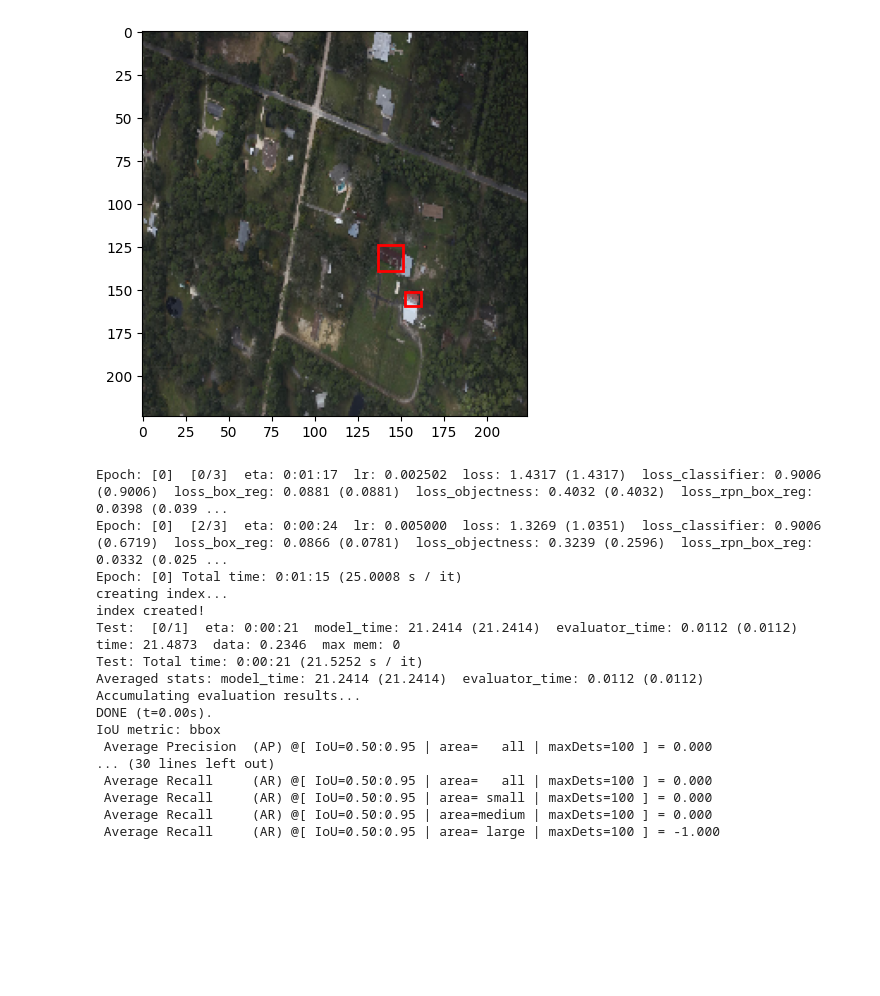
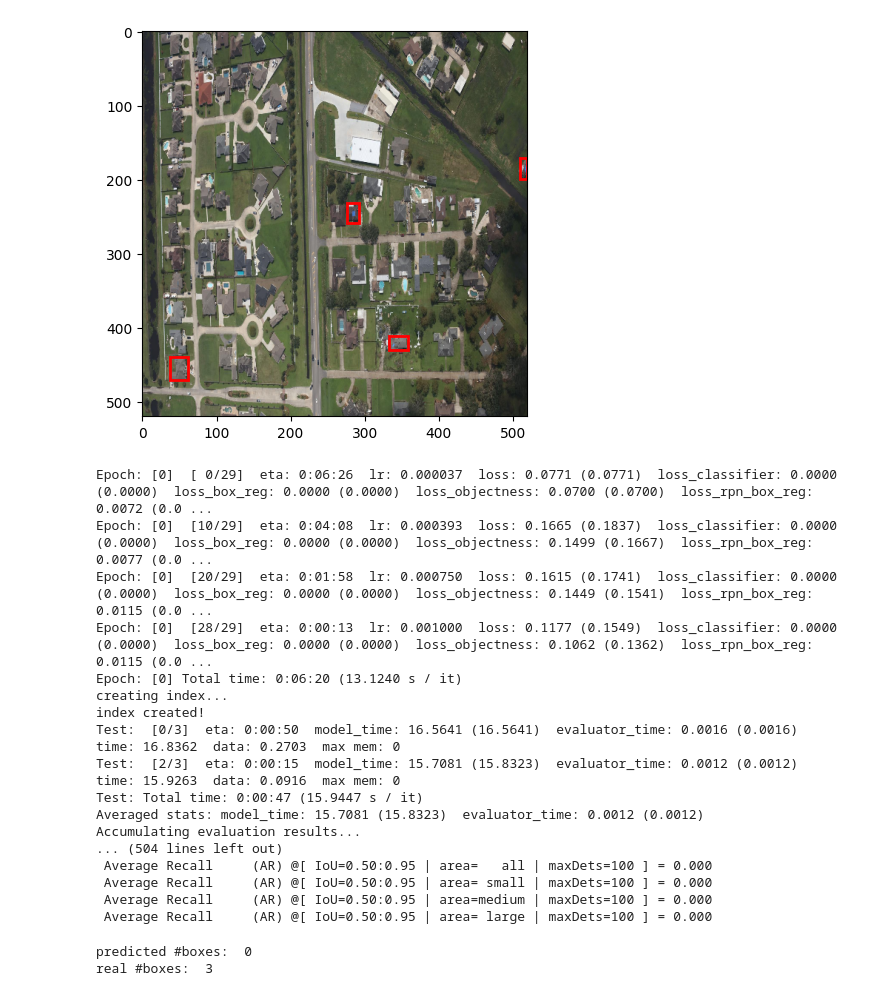
Before and after one commit to svideloc/CSCI-E-599A-FEMA, a Jupyter notebook: object_detection/train_faster_rcnn.ipynb, the cells around one changed output. Drawn from its saved outputs; the diff is of its cells as text; code cells hidden in the pictures; blank space fills up the shorter version.

```diff
--- a/object_detection/train_faster_rcnn.ipynb
+++ b/object_detection/train_faster_rcnn.ipynb
@@ -1,3 +1,12 @@
+# %%
+# VARIABLES
+
+# defining the files directory and testing directory
+files_dir = '/home/sam/data/ladi/dataset_for_model/TRAIN_IMAGES_AND_ANNOS'
+width, height = 520,520
+num_classes = 1
+num_epochs = 20
+test_split = 0.1
 # %%
 # Basic python and ML Libraries
 import os
@@ -33,12 +42,7 @@ import utilities.transforms as T
 import albumentations as A
 from albumentations.pytorch.transforms import ToTensorV2
 # %%
-# defining the files directory and testing directory
-files_dir = '/home/sam/data/ladi/dataset_for_model/TRAIN_IMAGES_AND_ANNOS'
-test_dir = '/home/sam/data/ladi/dataset_for_model/VAL_IMAGES_AND_ANNOS'
-
-
-class FruitImagesDataset(torch.utils.data.Dataset):
+class FEMAImagesDataset(torch.utils.data.Dataset):
 
     def __init__(self, files_dir, width, height, transforms=None):
         self.transforms = transforms
@@ -91,10 +95,13 @@ class FruitImagesDataset(torch.utils.data.Dataset):
 
             boxes.append([xmin_corr, ymin_corr, xmax_corr, ymax_corr])
 
-            if int(row[0]) == 2:
-                labels.append(1)
-            else:
-                labels.append(int(row[0]))
+            #  one class -- damage
+            labels.append(0)
+
+            # if int(row[0]) == 2:
+            #     labels.append(1)
+            # else:
+            #     labels.append(int(row[0]))
 
         # convert boxes into a torch.Tensor
         boxes = torch.as_tensor(boxes, dtype=torch.float32)
@@ -135,7 +142,7 @@ class FruitImagesDataset(torch.utils.data.Dataset):
 
 
 # check dataset
-dataset = FruitImagesDataset(files_dir, 224, 224)
+dataset = FEMAImagesDataset(files_dir, width, height)
 print('length of dataset = ', len(dataset), '\n')
 
 # getting the image and target for a test index.  Feel free to change the index.
@@ -149,29 +169,29 @@ length of dataset =  34
 # %%
 # Function to visualize bounding boxes in the image
 
 def plot_img_bbox(img, target):
     # plot the image and bboxes
     # Bounding boxes are defined as follows: x-min y-min width height
     fig, a = plt.subplots(1,1)
     fig.set_size_inches(5,5)
     a.imshow(img)
     for box in (target['boxes']):
         x, y, width, height  = box[0], box[1], box[2]-box[0], box[3]-box[1]
         rect = patches.Rectangle((x, y),
                                  width, height,
                                  linewidth = 2,
                                  edgecolor = 'r',
                                  facecolor = 'none')
 
         # Draw the bounding box on top of the image
         a.add_patch(rect)
     plt.show()
 
 # plotting the image with bboxes. Feel free to change the index
-img, target = dataset[5]
+img, target = dataset[70]
 plot_img_bbox(img, target)
 # %% [output]
-[figure, old version]
+[figure, new version]
 # %%
 def get_object_detection_model(num_classes):
 
@@ -244,8 +262,6 @@ lr_scheduler = torch.optim.lr_scheduler.StepLR(optimizer,
                                                gamma=0.1)
 # %%
 # training for 10 epochs
-num_epochs = 2
-
 for epoch in range(num_epochs):
     # training for one epoch
     train_one_epoch(model, optimizer, data_loader, device, epoch, print_freq=10)
@@ -254,20 +270,20 @@ for epoch in range(num_epochs):
     # evaluate on the test dataset
     evaluate(model, data_loader_test, device=device)
 # %% [output]
-Epoch: [0]  [0/3]  eta: 0:01:17  lr: 0.002502  loss: 1.4317 (1.4317)  loss_classifier: 0.9006 (0.9006)  loss_box_reg: 0.0881 (0.0881)  loss_objectness: 0.4032 (0.4032)  loss_rpn_box_reg: 0.0398 (0.039 ...
-Epoch: [0]  [2/3]  eta: 0:00:24  lr: 0.005000  loss: 1.3269 (1.0351)  loss_classifier: 0.9006 (0.6719)  loss_box_reg: 0.0866 (0.0781)  loss_objectness: 0.3239 (0.2596)  loss_rpn_box_reg: 0.0332 (0.025 ...
-Epoch: [0] Total time: 0:01:15 (25.0008 s / it)
+Epoch: [0]  [ 0/29]  eta: 0:06:26  lr: 0.000037  loss: 0.0771 (0.0771)  loss_classifier: 0.0000 (0.0000)  loss_box_reg: 0.0000 (0.0000)  loss_objectness: 0.0700 (0.0700)  loss_rpn_box_reg: 0.0072 (0.0 ...
+Epoch: [0]  [10/29]  eta: 0:04:08  lr: 0.000393  loss: 0.1665 (0.1837)  loss_classifier: 0.0000 (0.0000)  loss_box_reg: 0.0000 (0.0000)  loss_objectness: 0.1499 (0.1667)  loss_rpn_box_reg: 0.0077 (0.0 ...
+Epoch: [0]  [20/29]  eta: 0:01:58  lr: 0.000750  loss: 0.1615 (0.1741)  loss_classifier: 0.0000 (0.0000)  loss_box_reg: 0.0000 (0.0000)  loss_objectness: 0.1449 (0.1541)  loss_rpn_box_reg: 0.0115 (0.0 ...
+Epoch: [0]  [28/29]  eta: 0:00:13  lr: 0.001000  loss: 0.1177 (0.1549)  loss_classifier: 0.0000 (0.0000)  loss_box_reg: 0.0000 (0.0000)  loss_objectness: 0.1062 (0.1362)  loss_rpn_box_reg: 0.0115 (0.0 ...
+Epoch: [0] Total time: 0:06:20 (13.1240 s / it)
 creating index...
 index created!
-Test:  [0/1]  eta: 0:00:21  model_time: 21.2414 (21.2414)  evaluator_time: 0.0112 (0.0112)  time: 21.4873  data: 0.2346  max mem: 0
-Test: Total time: 0:00:21 (21.5252 s / it)
-Averaged stats: model_time: 21.2414 (21.2414)  evaluator_time: 0.0112 (0.0112)
+Test:  [0/3]  eta: 0:00:50  model_time: 16.5641 (16.5641)  evaluator_time: 0.0016 (0.0016)  time: 16.8362  data: 0.2703  max mem: 0
+Test:  [2/3]  eta: 0:00:15  model_time: 15.7081 (15.8323)  evaluator_time: 0.0012 (0.0012)  time: 15.9263  data: 0.0916  max mem: 0
+Test: Total time: 0:00:47 (15.9447 s / it)
+Averaged stats: model_time: 15.7081 (15.8323)  evaluator_time: 0.0012 (0.0012)
 Accumulating evaluation results...
-DONE (t=0.00s).
-IoU metric: bbox
- Average Precision  (AP) @[ IoU=0.50:0.95 | area=   all | maxDets=100 ] = 0.000
-... (30 lines left out)
+... (504 lines left out)
  Average Recall     (AR) @[ IoU=0.50:0.95 | area=   all | maxDets=100 ] = 0.000
  Average Recall     (AR) @[ IoU=0.50:0.95 | area= small | maxDets=100 ] = 0.000
  Average Recall     (AR) @[ IoU=0.50:0.95 | area=medium | maxDets=100 ] = 0.000
- Average Recall     (AR) @[ IoU=0.50:0.95 | area= large | maxDets=100 ] = -1.000
+ Average Recall     (AR) @[ IoU=0.50:0.95 | area= large | maxDets=100 ] = 0.000
@@ -273,0 +306,13 @@ IoU metric: bbox
+# %%
+# pick one image from the test set
+img, target = dataset[25]
+# put the model in evaluation mode
+model.eval()
+with torch.no_grad():
+    prediction = model([img.to(device)])[0]
+
+print('predicted #boxes: ', len(prediction['labels']))
+print('real #boxes: ', len(target['labels']))
+# %% [output]
+predicted #boxes:  0
+real #boxes:  3
```
Also changed, not shown: parts of 8 cells of this notebook, 10 other files.
